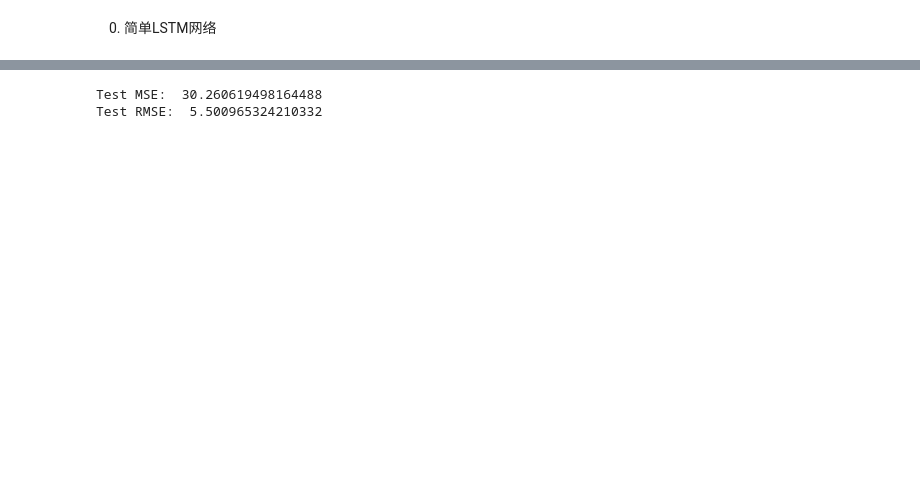
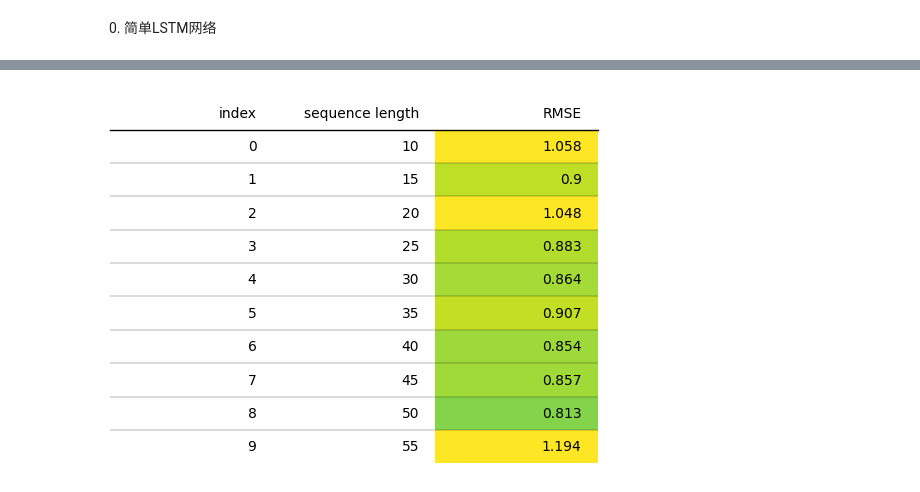
Before and after one commit to SiruiHe/Sentiment-to-Stocks, a Jupyter notebook: code.ipynb, the cells around one changed output, grey strips where cells are left out. Saved outputs shown, nothing was run; the diff lists cells and outputs as text; code cells hidden in the pictures; blank space fills up the shorter version.

```diff
--- a/code.ipynb
+++ b/code.ipynb
@@ -818,12 +609,24 @@ The length is 94
-# %%
-from sklearn.metrics import mean_squared_error
-
-# 计算MSE
-mse = mean_squared_error(test_target, test_predictions)
-print('Test MSE: ', mse)
-# 计算RMSE
-rmse = np.sqrt(mse)
-print('Test RMSE: ', rmse)
-# %% [output]
-Test MSE:  30.260619498164488
-Test RMSE:  5.500965324210332
+# %%
+import pandas as pd
+
+# 创建一个数据框来显示序列长度和对应的RMSE
+seq_rmse_df = pd.DataFrame({
+    'Seq_length': [10, 15, 20, 25, 30, 35, 40, 45, 50, 55],
+    'RMSE': [1.0582360005839393, 0.9000274847400942, 1.0476360383425163, 0.8827639609084073, 0.8641753672115016, 0.9072637302811084, 0.8537850743096479, 0.8570669444146943, 0.8129551744983629, 1.194142577002755]
+})
+
+# 将RMSE保留两位小数
+seq_rmse_df['RMSE'] = seq_rmse_df['RMSE'].round(3)
+seq_rmse_df = seq_rmse_df.reset_index(drop=True)
+
+import matplotlib.cm
+from plottable import ColumnDefinition, Table
+
+# 创建列定义
+seq_length_col_def = ColumnDefinition('Seq_length', title='sequence length')
+rmse_col_def = ColumnDefinition('RMSE', title='RMSE', cmap=matplotlib.cm.get_cmap('viridis'))
+
+# 创建表格
+table = Table(seq_rmse_df, column_definitions=[seq_length_col_def, rmse_col_def])
+# %% [output]
+[figure, added]
```
Also changed, not shown: parts of 23 cells of this notebook, 2 other files.
